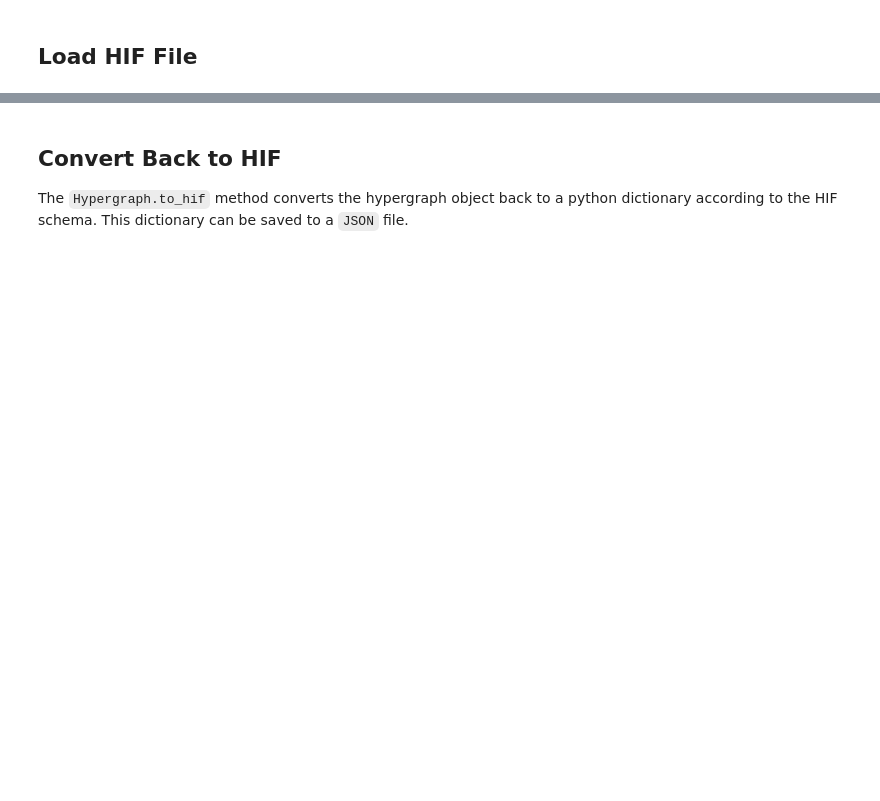
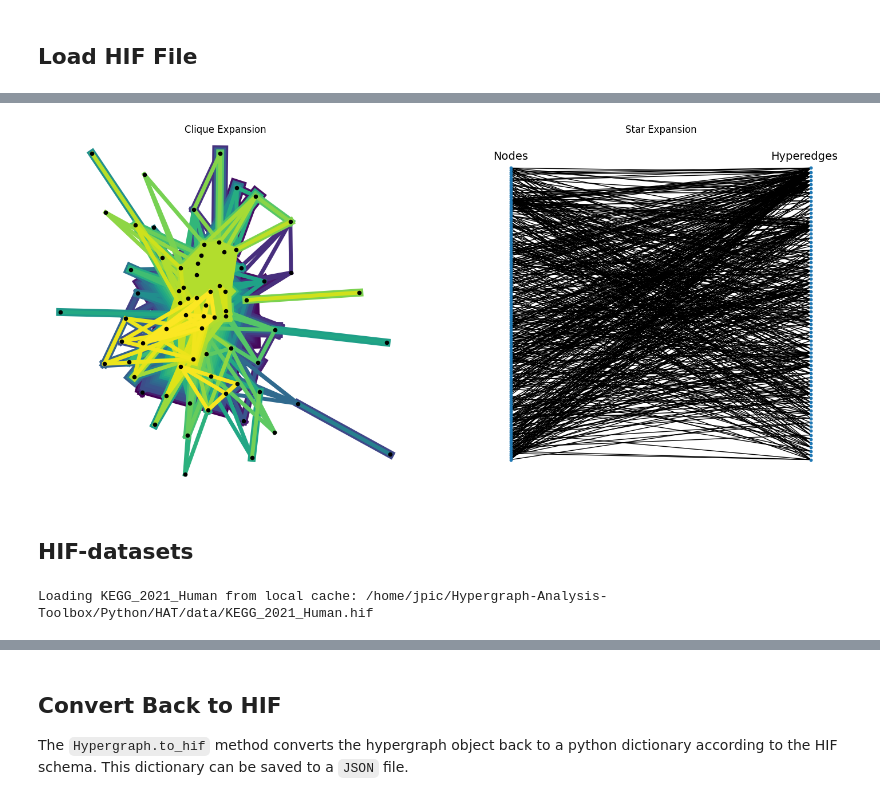
Before and after one commit to pszufe/HIF-standard, a Jupyter notebook: tutorials/HAT.ipynb, the cells around one changed output, grey strips where cells are left out. Cells and saved outputs as stored; diff of their text form; code cells hidden in the pictures; blank space fills up the shorter version.

Commit message:
Updated HAT Demo and Examples (#42)
* ADD: updated the hat tutorials and demo figure

* DOC

```diff
--- a/tutorials/HAT.ipynb
+++ b/tutorials/HAT.ipynb
@@ -34,0 +64,21 @@ HG.edges
+# %%
+from HAT import draw
+import matplotlib.pyplot as plt
+
+fig, axes = plt.subplots(1,2, figsize=(18,8))
+plt.sca(axes[0])
+draw.clique(HG, labels=False) # , shade_rows=False)
+axes[0].set_axis_off()
+axes[0].set_title("Clique Expansion")
+
+plt.sca(axes[1])
+draw.bipartite(HG, node_size=10)
+axes[1].text(0.8, 0.6, 'Hyperedges', fontsize=14)
+axes[1].text(-0.6, 0.6, 'Nodes', fontsize=14)
+axes[1].set_title("Star Expansion")
+
+plt.show()
+# %% [output]
+[figure, added]
+# %% [markdown]
+## HIF-datasets
@@ -34,0 +87,4 @@ HG.edges
+# %%
+HG = datasets.load("KEGG_2021_Human")
+# %% [output]
+Loading KEGG_2021_Human from local cache: /home/jpic/Hypergraph-Analysis-Toolbox/Python/HAT/data/KEGG_2021_Human.hif
```
Also changed, not shown: parts of 11 cells of this notebook, 3 other files.
